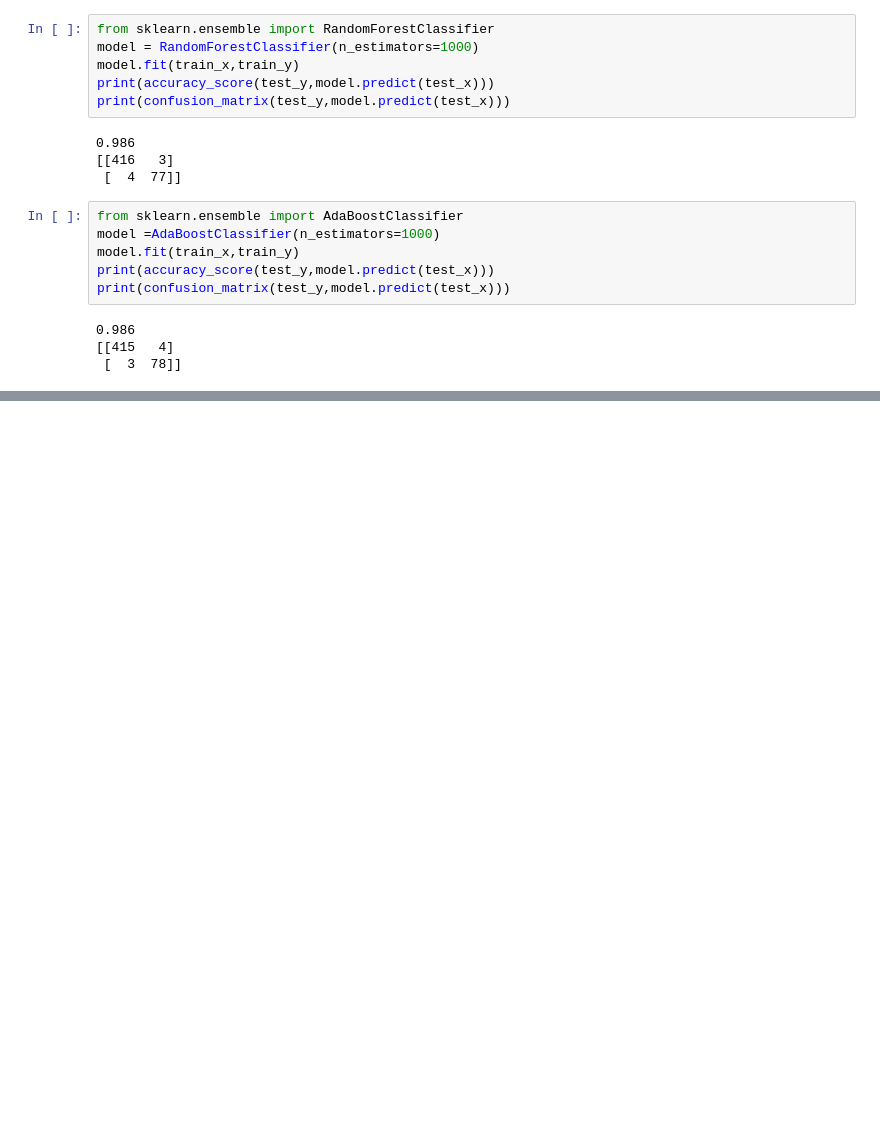
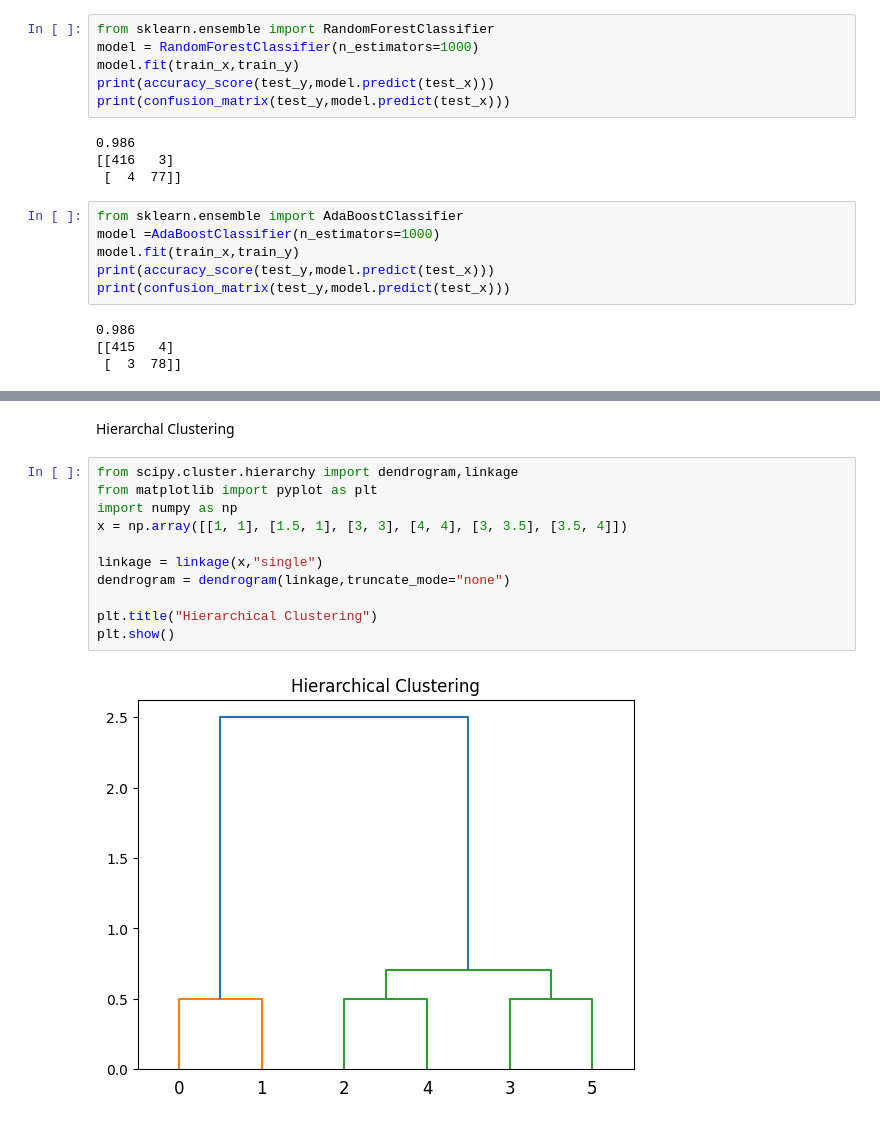
Before and after one commit to shri-ram07/MachineLearning, a Jupyter notebook: Full_Machine_learning.ipynb, the cells around one changed output, grey strips where cells are left out. Saved outputs shown, nothing was run; the diff lists cells and outputs as text; blank space fills up the shorter version.

```diff
--- a/Full_Machine_learning.ipynb
+++ b/Full_Machine_learning.ipynb
@@ -325,0 +659,15 @@ print(confusion_matrix(test_y,model.predict(test_x)))
+# %% [markdown]
+Hierarchal Clustering
+# %%
+from scipy.cluster.hierarchy import dendrogram,linkage
+from matplotlib import pyplot as plt
+import numpy as np
+x = np.array([[1, 1], [1.5, 1], [3, 3], [4, 4], [3, 3.5], [3.5, 4]])
+
+linkage = linkage(x,"single")
+dendrogram = dendrogram(linkage,truncate_mode="none")
+
+plt.title("Hierarchical Clustering")
+plt.show()
+# %% [output]
+[figure, added]
```
Also changed, not shown: parts of 38 cells of this notebook, 1 other file.
